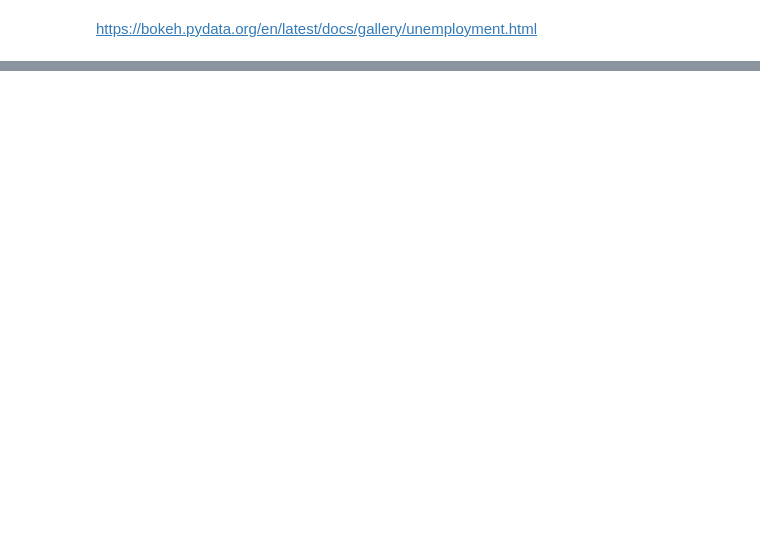
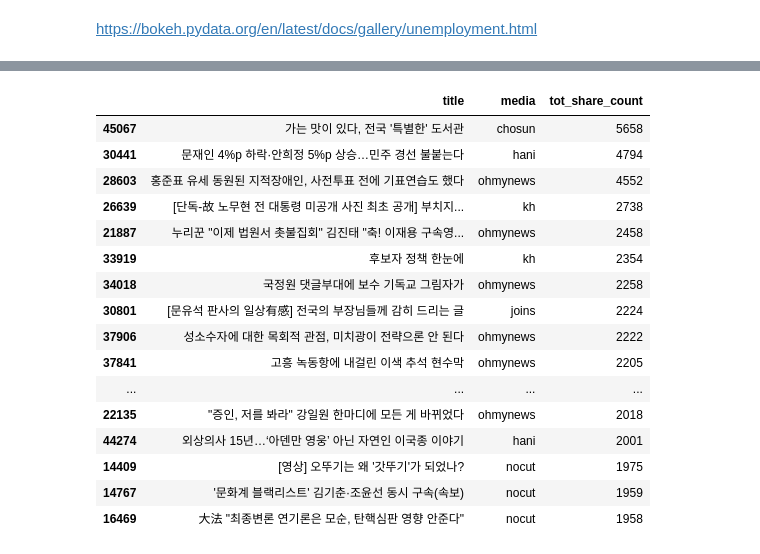
Before and after one commit to theoseo/newsmine, a Jupyter notebook: src/Facebook 1617 using graph api.ipynb, the cells around one changed output, grey strips where cells are left out. Saved outputs shown, nothing was run; the diff lists cells and outputs as text; code cells hidden in the pictures; blank space fills up the shorter version.

```diff
--- a/src/Facebook 1617 using graph api.ipynb
+++ b/src/Facebook 1617 using graph api.ipynb
@@ -364,0 +481,2 @@ group_total = df_2017['total'].groupby([df_2017['month'], df_2017['level_0']]).m
+# %%
+df2017 = df[df['year']=='2017']
@@ -364,0 +537,20 @@ group_total = df_2017['total'].groupby([df_2017['month'], df_2017['level_0']]).m
+# %%
+df2017[['title', 'media', 'tot_share_count']].sort_values(by='tot_share_count', ascending=False).head(20)
+# %% [output]
+|  | title | media | tot_share_count |
+| 45067 | 가는 맛이 있다, 전국 '특별한' 도서관 | chosun | 5658 |
+| 30441 | 문재인 4%p 하락·안희정 5%p 상승…민주 경선 불붙는다 | hani | 4794 |
+| 28603 | 홍준표 유세 동원된 지적장애인, 사전투표 전에 기표연습도 했다 | ohmynews | 4552 |
+| 26639 | [단독-故 노무현 전 대통령 미공개 사진 최초 공개] 부치지... | kh | 2738 |
+| 21887 | 누리꾼 "이제 법원서 촛불집회" 김진태 "축! 이재용 구속영... | ohmynews | 2458 |
+| 33919 | 후보자 정책 한눈에 | kh | 2354 |
+| 34018 | 국정원 댓글부대에 보수 기독교 그림자가 | ohmynews | 2258 |
+| 30801 | [문유석 판사의 일상有感] 전국의 부장님들께 감히 드리는 글 | joins | 2224 |
+| 37906 | 성소수자에 대한 목회적 관점, 미치광이 전략으론 안 된다 | ohmynews | 2222 |
+| 37841 | 고흥 녹동항에 내걸린 이색 추석 현수막 | ohmynews | 2205 |
+| ... | ... | ... | ... |
+| 22135 | "증인, 저를 봐라" 강일원 한마디에 모든 게 바뀌었다 | ohmynews | 2018 |
+| 44274 | 외상의사 15년…‘아덴만 영웅’ 아닌 자연인 이국종 이야기 | hani | 2001 |
+| 14409 | [영상] 오뚜기는 왜 '갓뚜기'가 되었나? | nocut | 1975 |
+| 14767 | '문화계 블랙리스트' 김기춘·조윤선 동시 구속(속보) | nocut | 1959 |
+| 16469 | 大法 "최종변론 연기론은 모순, 탄핵심판 영향 안준다" | nocut | 1958 |
```
Also changed, not shown: parts of 20 cells of this notebook.
